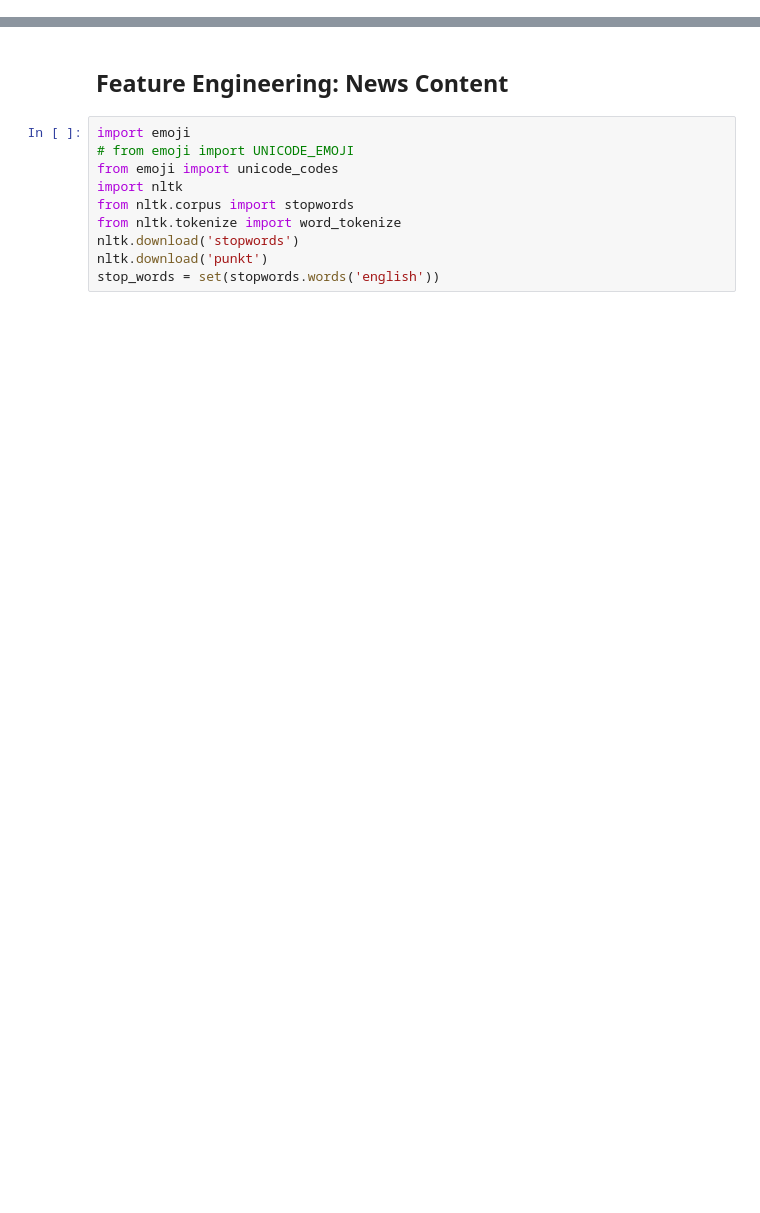
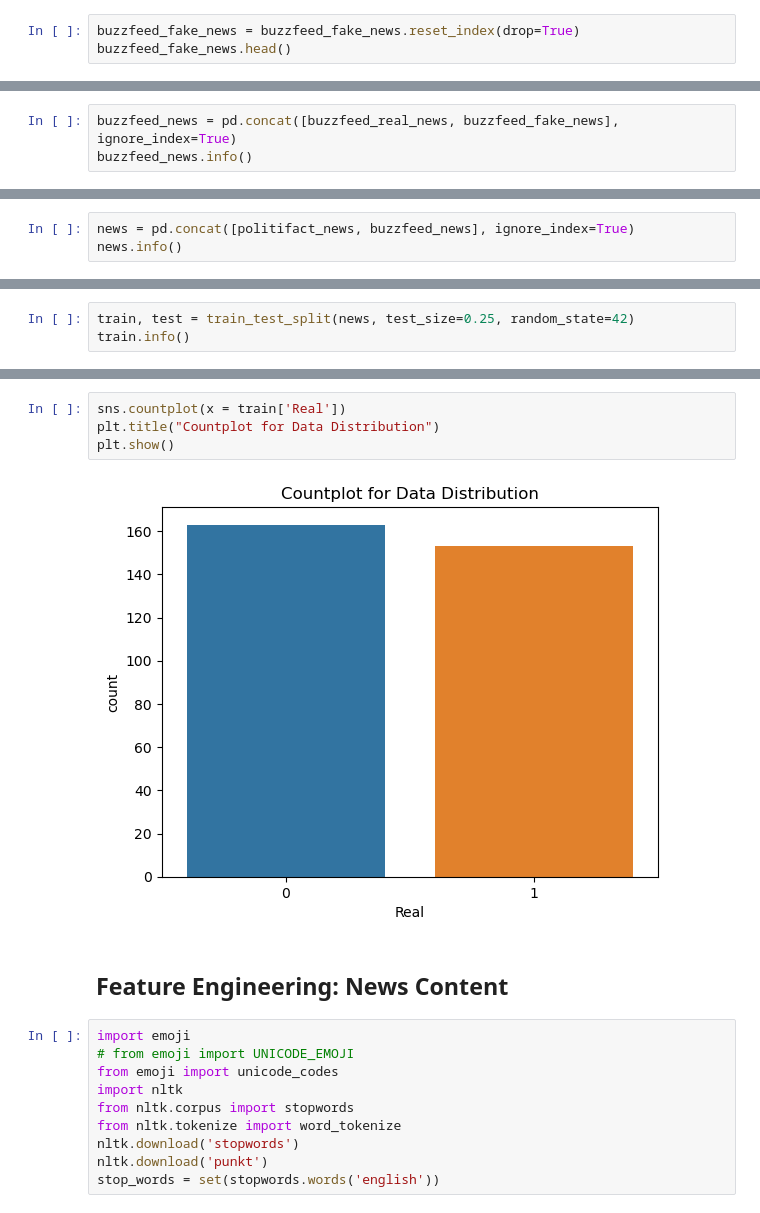
Before and after one commit to eviofekeze/FakeNewsDectection, a Jupyter notebook: Real_Fake_News.ipynb, the cells around one changed output, grey strips where cells are left out. Cells and saved outputs as stored; diff of their text form; blank space fills up the shorter version.

```diff
--- a/Real_Fake_News.ipynb
+++ b/Real_Fake_News.ipynb
@@ -397,0 +246,3 @@ Because the four news content datasets have the same fields and do not conatin a
+# %%
+buzzfeed_fake_news = buzzfeed_fake_news.reset_index(drop=True)
+buzzfeed_fake_news.head()
@@ -397,0 +256,3 @@ Because the four news content datasets have the same fields and do not conatin a
+# %%
+buzzfeed_news = pd.concat([buzzfeed_real_news, buzzfeed_fake_news], ignore_index=True)
+buzzfeed_news.info()
@@ -397,0 +277,3 @@ Because the four news content datasets have the same fields and do not conatin a
+# %%
+news = pd.concat([politifact_news, buzzfeed_news], ignore_index=True)
+news.info()
@@ -397,0 +305,3 @@ Because the four news content datasets have the same fields and do not conatin a
+# %%
+train, test = train_test_split(news, test_size=0.25, random_state=42)
+train.info()
@@ -398,3 +333,9 @@ Because the four news content datasets have the same fields and do not conatin a
+# %%
+sns.countplot(x = train['Real'])
+plt.title("Countplot for Data Distribution")
+plt.show()
+# %% [output]
+[figure, added]
 # %% [markdown]
 ## Feature Engineering: News Content
 # %%
```
Also changed, not shown: parts of 91 cells of this notebook.
